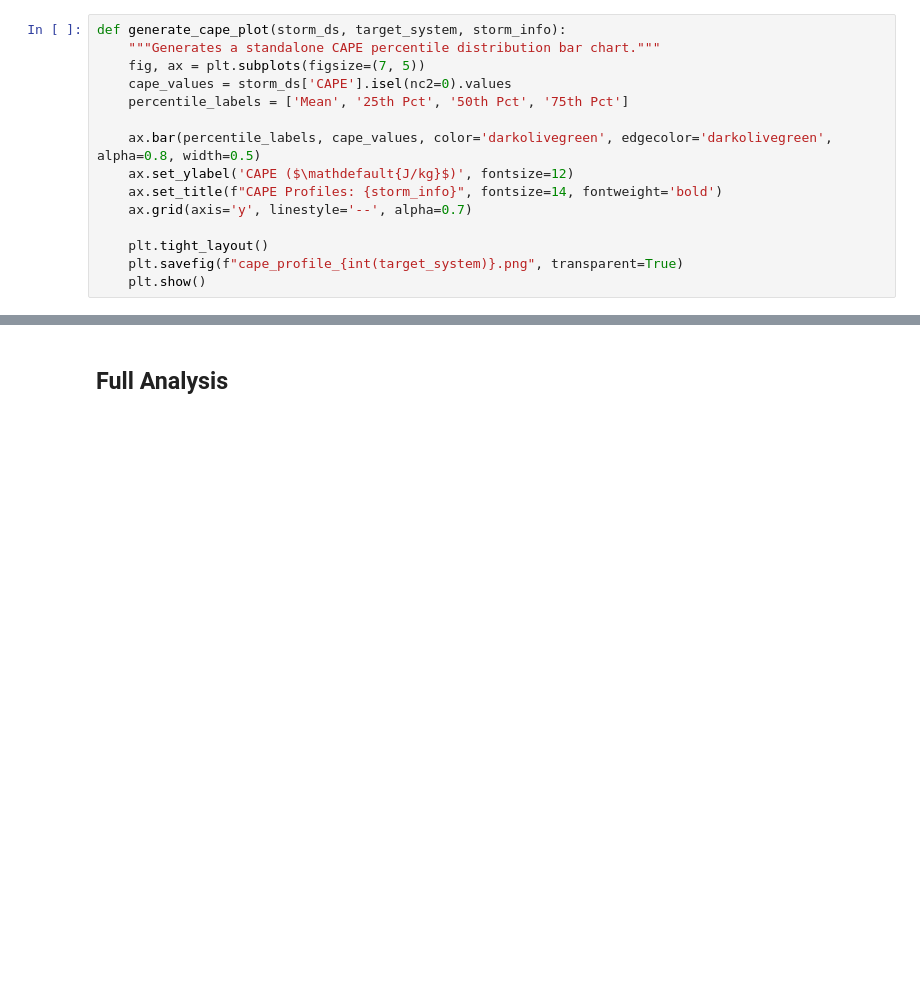
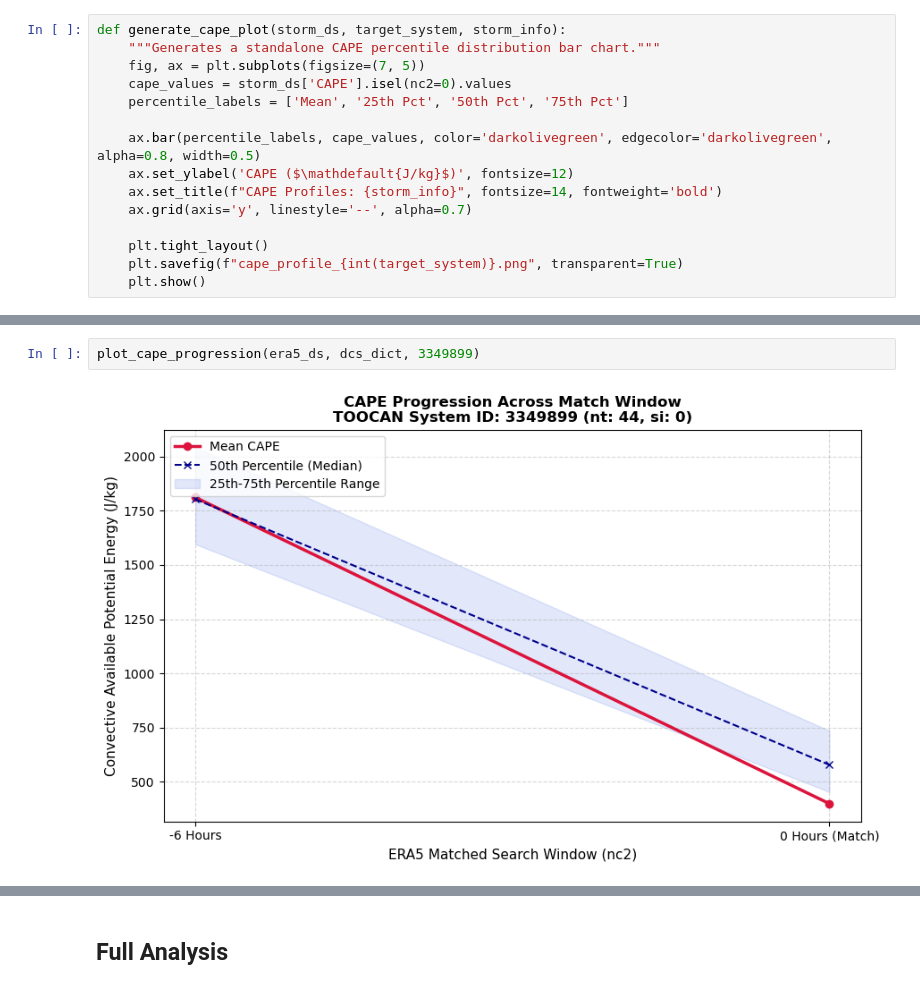
Before and after one commit to addisug/Convection_trigger_function, a Jupyter notebook: dataset_exploration.ipynb, the cells around one changed output, grey strips where cells are left out. Drawn from its saved outputs; the diff is of its cells as text; blank space fills up the shorter version.

```diff
--- a/dataset_exploration.ipynb
+++ b/dataset_exploration.ipynb
@@ -541,0 +803,4 @@ def generate_cape_plot(storm_ds, target_system, storm_info):
+# %%
+plot_cape_progression(era5_ds, dcs_dict, 3349899)
+# %% [output]
+[figure, added]
```
Also changed, not shown: parts of 9 cells of this notebook.
